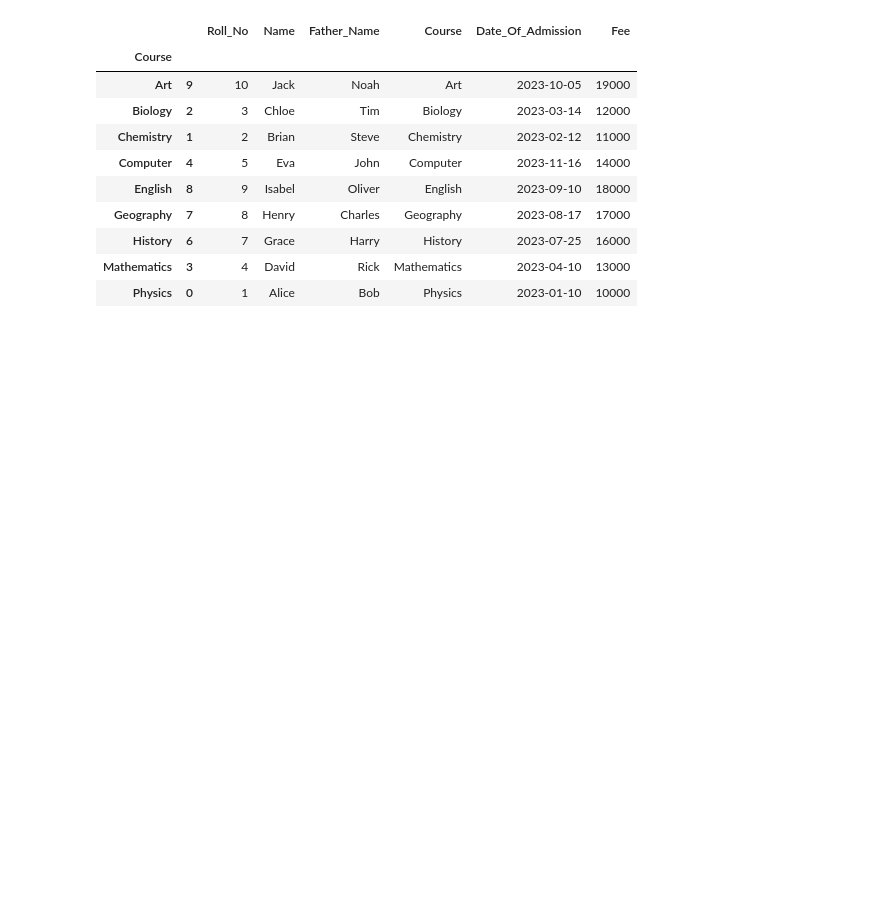
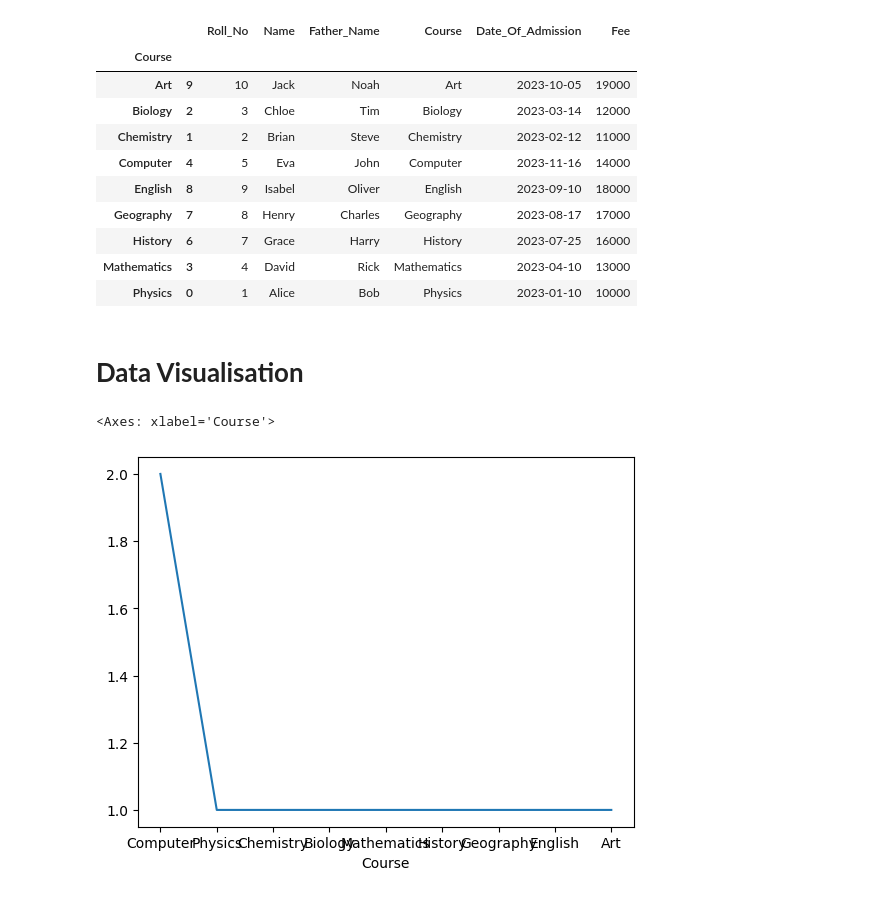
Before and after one commit to AhmedShaykh/NumPy-And-Pandas, a Jupyter notebook: pandas3.ipynb, the cells around one changed output. Drawn from its saved outputs; the diff is of its cells as text; code cells hidden in the pictures; blank space fills up the shorter version.

Commit message:
Add Data Visualisation Method In Pandas

```diff
--- a/pandas3.ipynb
+++ b/pandas3.ipynb
@@ -987,3 +987,10 @@ studentsDf.groupby(["Course"]).apply(lambda x: x.head(1))
 | History | 6 | 7 | Grace | Harry | History | 2023-07-25 | 16000 |
 | Mathematics | 3 | 4 | David | Rick | Mathematics | 2023-04-10 | 13000 |
 | Physics | 0 | 1 | Alice | Bob | Physics | 2023-01-10 | 10000 |
+# %% [markdown]
+# **Data Visualisation**
+# %%
+studentsDf.Course.value_counts().plot()
+# %% [output]
+<Axes: xlabel='Course'>
+[figure, added]
```
Also changed, not shown: parts of 3 cells of this notebook.
